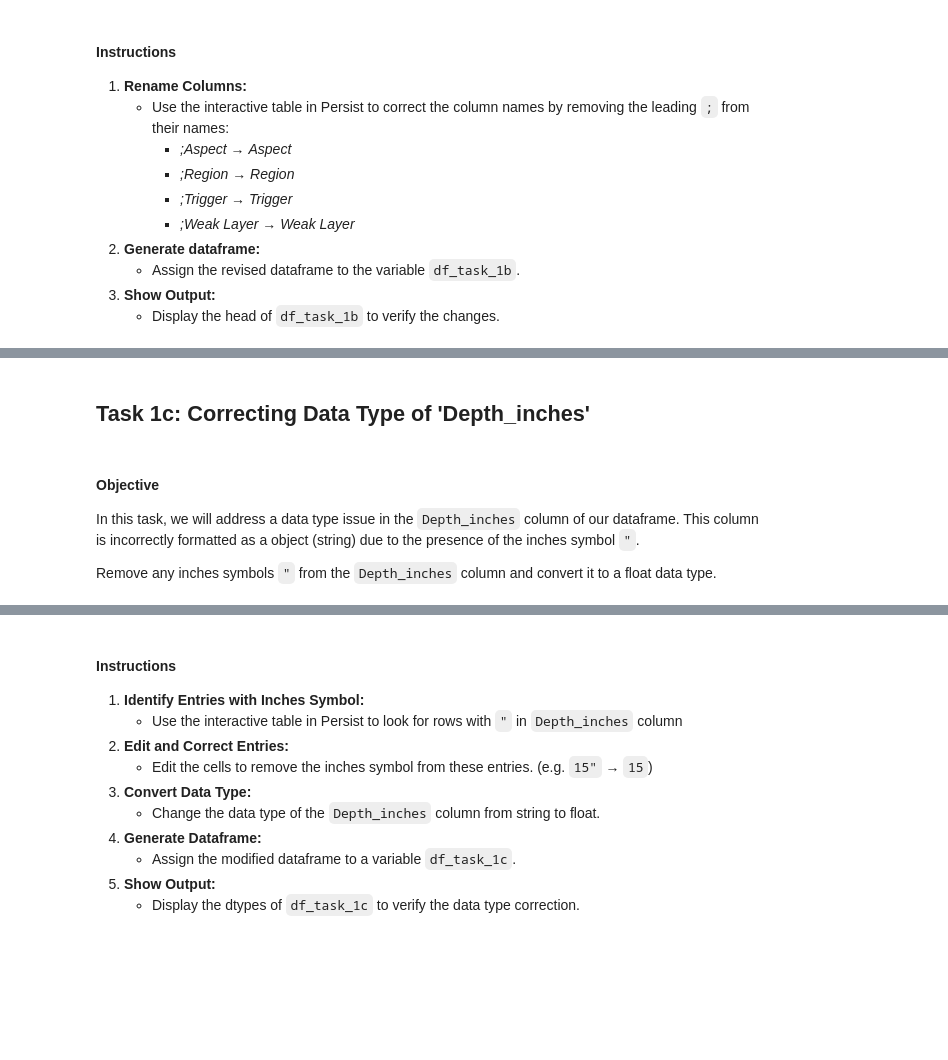
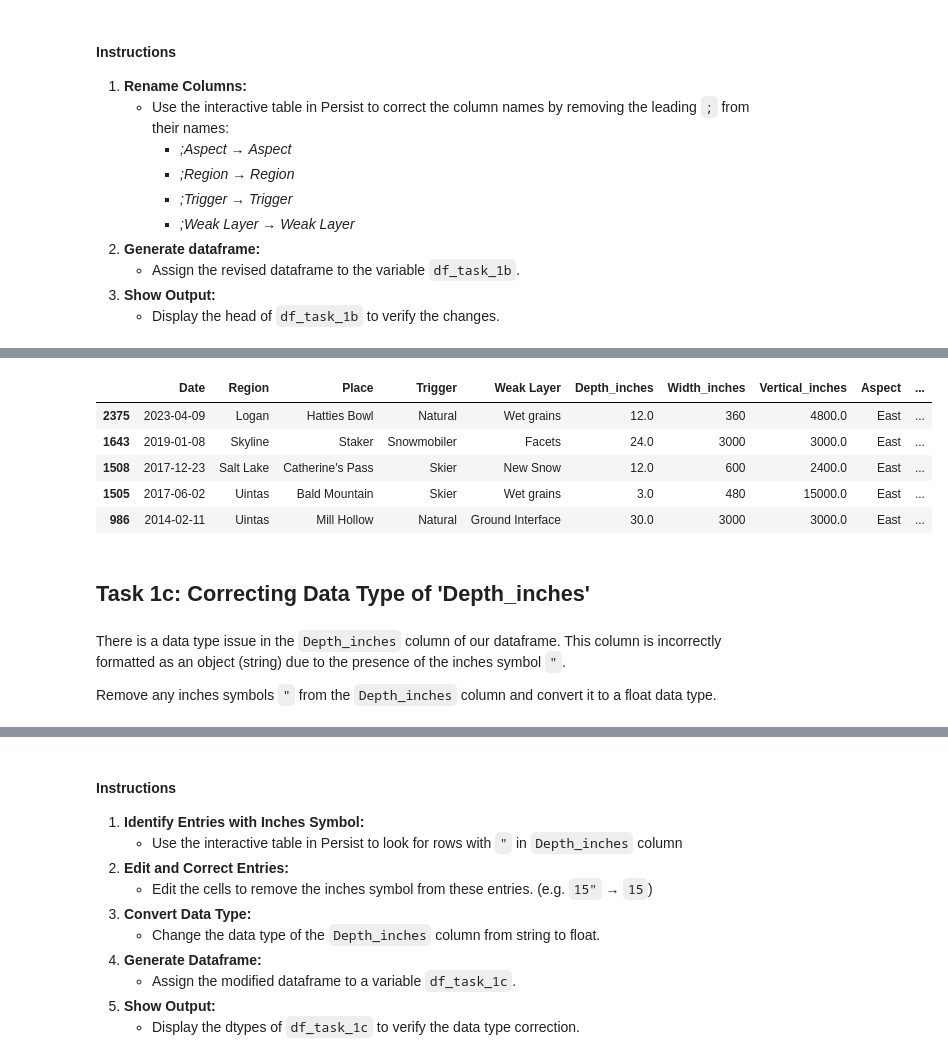
Before and after one commit to visdesignlab/persist_examples, a Jupyter notebook: Avalanche Dataset Tasks/PERSIST_avalanche_tasks.ipynb, the cells around one changed output, grey strips where cells are left out. Drawn from its saved outputs; the diff is of its cells as text; code cells hidden in the pictures; blank space fills up the shorter version.

Commit message:
working on task instructions for avalanches

```diff
--- a/Avalanche Dataset Tasks/PERSIST_avalanche_tasks.ipynb
+++ b/Avalanche Dataset Tasks/PERSIST_avalanche_tasks.ipynb
@@ -105,8 +126,16 @@ PR.PersistTable(df_task_1a)
+# %%
+df_task_1b.head()
+# %% [output]
+|  | Date | Region | Place | Trigger | Weak Layer | Depth_inches | Width_inches | Vertical_inches | Aspect | ... |
+| 2375 | 2023-04-09 | Logan | Hatties Bowl | Natural | Wet grains | 12.0 | 360 | 4800.0 | East | ... |
+| 1643 | 2019-01-08 | Skyline | Staker | Snowmobiler | Facets | 24.0 | 3000 | 3000.0 | East | ... |
+| 1508 | 2017-12-23 | Salt Lake | Catherine's Pass | Skier | New Snow | 12.0 | 600 | 2400.0 | East | ... |
+| 1505 | 2017-06-02 | Uintas | Bald Mountain | Skier | Wet grains | 3.0 | 480 | 15000.0 | East | ... |
+| 986 | 2014-02-11 | Uintas | Mill Hollow | Natural | Ground Interface | 30.0 | 3000 | 3000.0 | East | ... |
 # %% [markdown]
 ## **Task 1c: Correcting Data Type of 'Depth_inches'**
 # %% [markdown]
-#### **Objective**
-In this task, we will address a data type issue in the `Depth_inches` column of our dataframe. This column is incorrectly formatted as a object (string) due to the presence of the inches symbol `"`.
+There is a data type issue in the `Depth_inches` column of our dataframe. This column is incorrectly formatted as an object (string) due to the presence of the inches symbol `"`.
 
 Remove any inches symbols `"` from the `Depth_inches` column and convert it to a float data type.
 # %%
```
Also changed, not shown: parts of 12 cells of this notebook.
